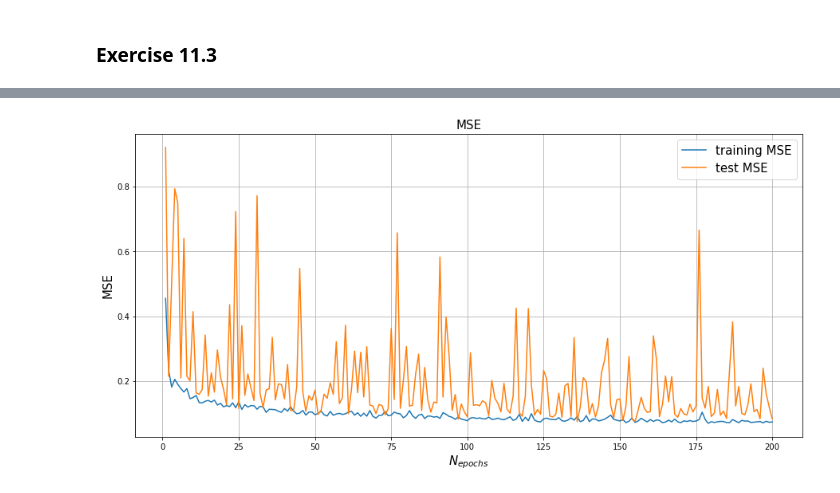
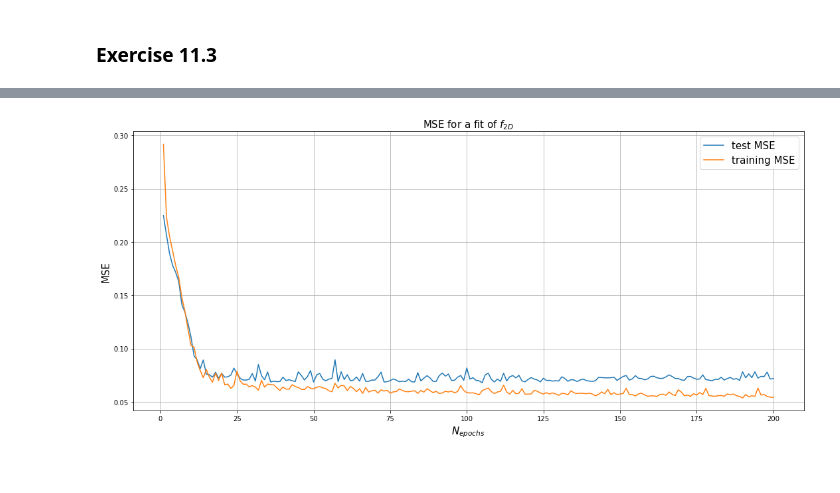
Before and after one commit to lukas-hermans/LSN_exercises, a Jupyter notebook: ex11/LSN_Exercises_11.ipynb, the cells around one changed output, grey strips where cells are left out. Cells and saved outputs as stored; diff of their text form; code cells hidden in the pictures.

```diff
--- a/ex11/LSN_Exercises_11.ipynb
+++ b/ex11/LSN_Exercises_11.ipynb
@@ -533,6 +552,6 @@ First, we generate the training and test examples from $f_{2D}$:
 # %%
 N_train = 1028
-N_test = 5120
+N_test = 4096
 sigma = 0.25
 
 def f_2D(x):
@@ -543,35 +636,35 @@ x_train, y_train, x_test, y_test = gen_data(f_2D, N_train, N_test, sigma, (-1.5,
 # %%
-actfunc = "selu"
-opt = "sgd"
+actfunc = "relu"
+opt = "Adam"
 loss = "MSE"
 N_epochs = 200
 
 # model
 model = tf.keras.Sequential()
-model.add(Dense(150, input_shape=(2,), activation=actfunc))
+model.add(Dense(50, input_shape=(2,), activation=actfunc))
 model.add(Dense(150, activation=actfunc))
+model.add(Dense(100, activation=actfunc))
 model.add(Dense(50, activation=actfunc))
-model.add(Dense(30, activation=actfunc))
-model.add(Dense(1, activation=actfunc))
 model.add(Dense(1))
 
 model.compile(optimizer=opt, loss=loss, metrics=['mse'])
 
 # fit model to data
 history = model.fit(x=x_train, y=y_train,
           batch_size=32, epochs=N_epochs,
           shuffle=True,
           validation_data=(x_test, y_test),
           verbose=0)
 
 # plot MSE
 plt.figure(figsize=(15, 7))
+plt.plot(np.arange(1, N_epochs + 1), history.history["val_mse"], label="test MSE")
 plt.plot(np.arange(1, N_epochs + 1), history.history["mse"], label="training MSE")
-plt.plot(np.arange(1, N_epochs + 1), history.history["val_mse"], label="test MSE")
 plt.legend(fontsize=15)
 plt.xlabel("$N_{epochs}$", size=15)
 plt.ylabel("MSE", size=15)
-plt.title("MSE", size=15)
+plt.title("MSE for a fit of $f_{2D}$", size=15)
+plt.tight_layout()
 plt.grid()
 # %% [output]
-[figure, old version]
+[figure, new version]
```
Also changed, not shown: parts of 33 cells of this notebook.
